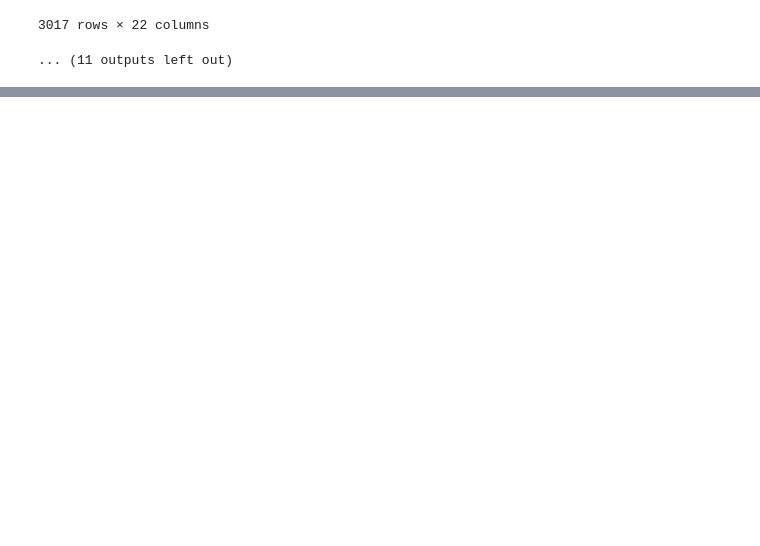
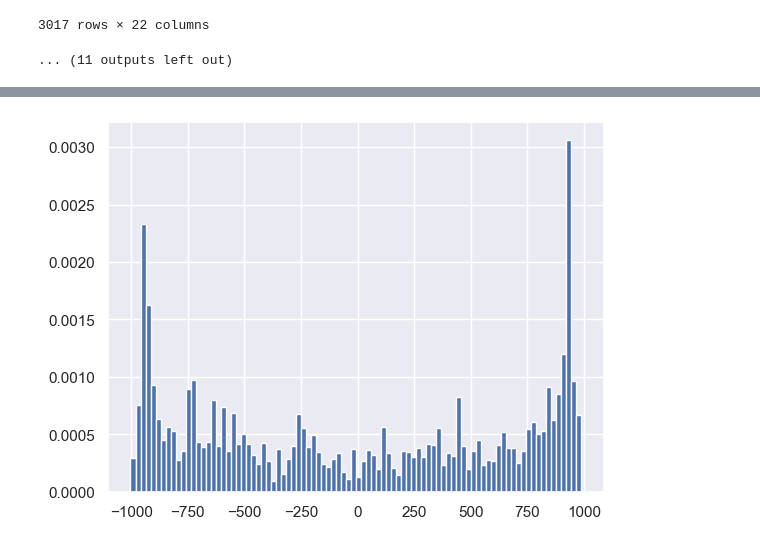
Before and after one commit to MEmshousen02/HeliosProjectDS, a Jupyter notebook: Main.ipynb, the cells around one changed output, grey strips where cells are left out. Cells and saved outputs as stored; diff of their text form; code cells hidden in the pictures; blank space fills up the shorter version.

```diff
--- a/Main.ipynb
+++ b/Main.ipynb
@@ -186,0 +151,31 @@ GEOSException: TopologyException: Input geom 0 is invalid: Self-intersection at
+# %%
+#method 2
+x= currentbranch['x.pos.asec']
+y= currentbranch['total.counts']
+
+# Assuming currentbranch is your DataFrame
+currentbranch['result'] = currentbranch.apply(lambda row: row['energy.kev'] * row['duration.s'], axis=1)
+# display(currentbranch)
+
+# hist = plt.hist(x, bins=90, weights=y, density=True)
+
+# Create a DataFrame (you should have your DataFrame loaded)
+data = currentbranch['energy.kev']
+df = pd.DataFrame(data)
+
+# Parse the values from the 'column_name' using a hyphen as a separator
+df[['start', 'end']] = currentbranch['energy.kev'].str.split('-', expand=True)
+
+# Convert 'start' and 'end' columns to numeric
+df['start'] = pd.to_numeric(df['start'])
+df['end'] = pd.to_numeric(df['end'])
+
+# Calculate the median for each row and store it in a new column 'result'
+currentbranch['median'] = df[['start', 'end']].median(axis=1)
+# The 'start' and 'end' columns now contain the parsed values
+# display(currentbranch)
+
+
+currentbranch['result'] = currentbranch["median"]*currentbranch["duration.s"]
+
+display(currentbranch)
@@ -186,0 +206,10 @@ GEOSException: TopologyException: Input geom 0 is invalid: Self-intersection at
+# %%
+#method 2 for task3
+x_2= currentbranch['x.pos.asec']
+y_2= currentbranch['result']
+
+hist2 = plt.hist(x_2, bins=90, weights=y_2, density=True)
+
+# Now 'hist' will have y-values based on the 'total.counts' column, and x-values based on the 'x.pos.asec' column.
+# %% [output]
+[figure, added]
```
Also changed, not shown: parts of 13 cells of this notebook.
